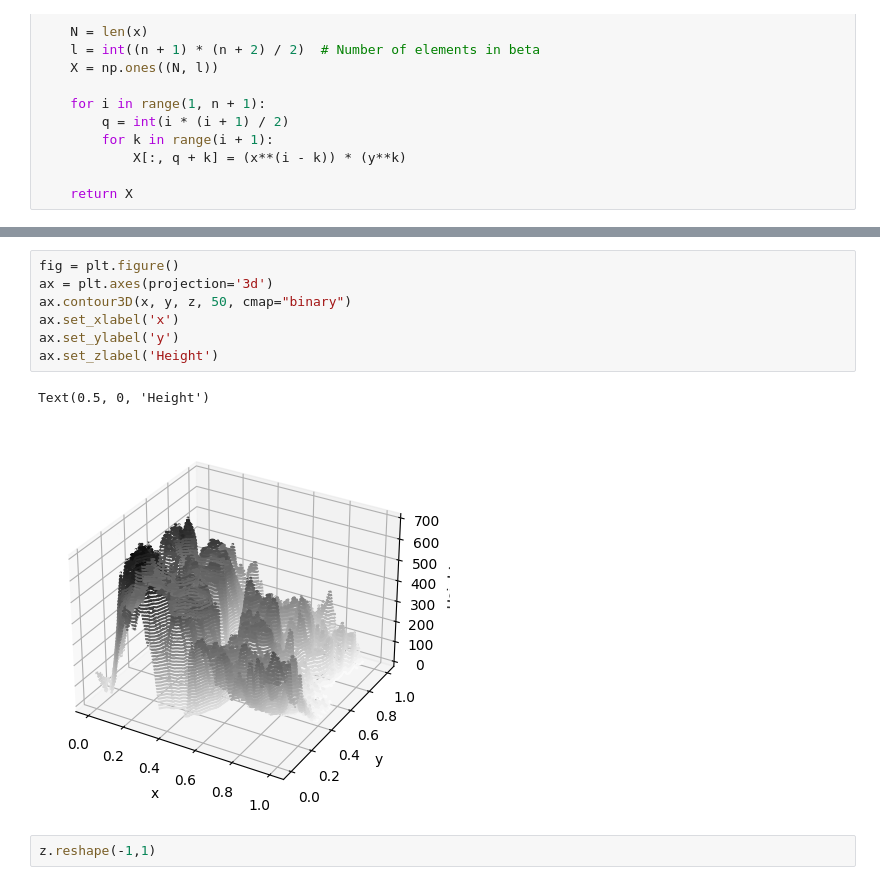
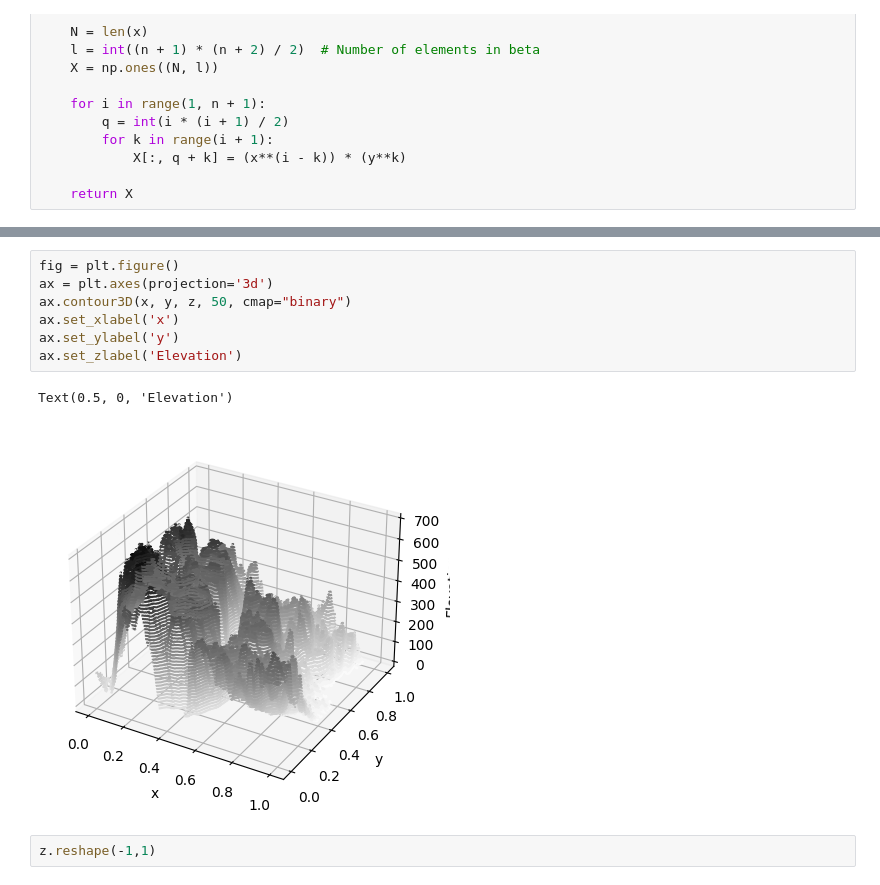
Before and after one commit to LassePladsen/FYS-STK3155-projects, a Jupyter notebook: project1/source_code/part_g_real_data.ipynb, the cells around one changed output, grey strips where cells are left out. Saved outputs shown, nothing was run; the diff lists cells and outputs as text.

```diff
--- a/project1/source_code/part_g_real_data.ipynb
+++ b/project1/source_code/part_g_real_data.ipynb
@@ -70,13 +70,13 @@ plt.show()
 # %%
 fig = plt.figure()
 ax = plt.axes(projection='3d')
 ax.contour3D(x, y, z, 50, cmap="binary")
 ax.set_xlabel('x')
 ax.set_ylabel('y')
-ax.set_zlabel('Height')
+ax.set_zlabel('Elevation')
 # %% [output]
-Text(0.5, 0, 'Height')
+Text(0.5, 0, 'Elevation')
-[figure, old version]
+[figure, new version]
 # %%
 z.reshape(-1,1)
 # %% [output]
```
Also changed, not shown: parts of 6 cells of this notebook.
